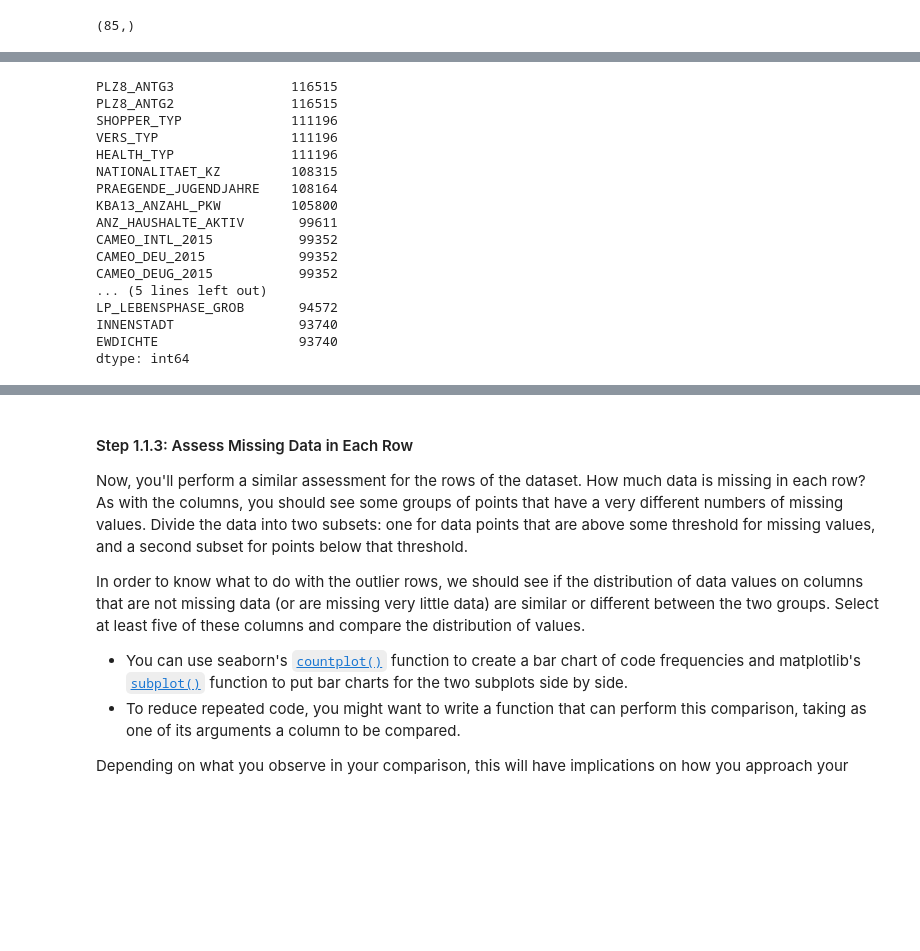
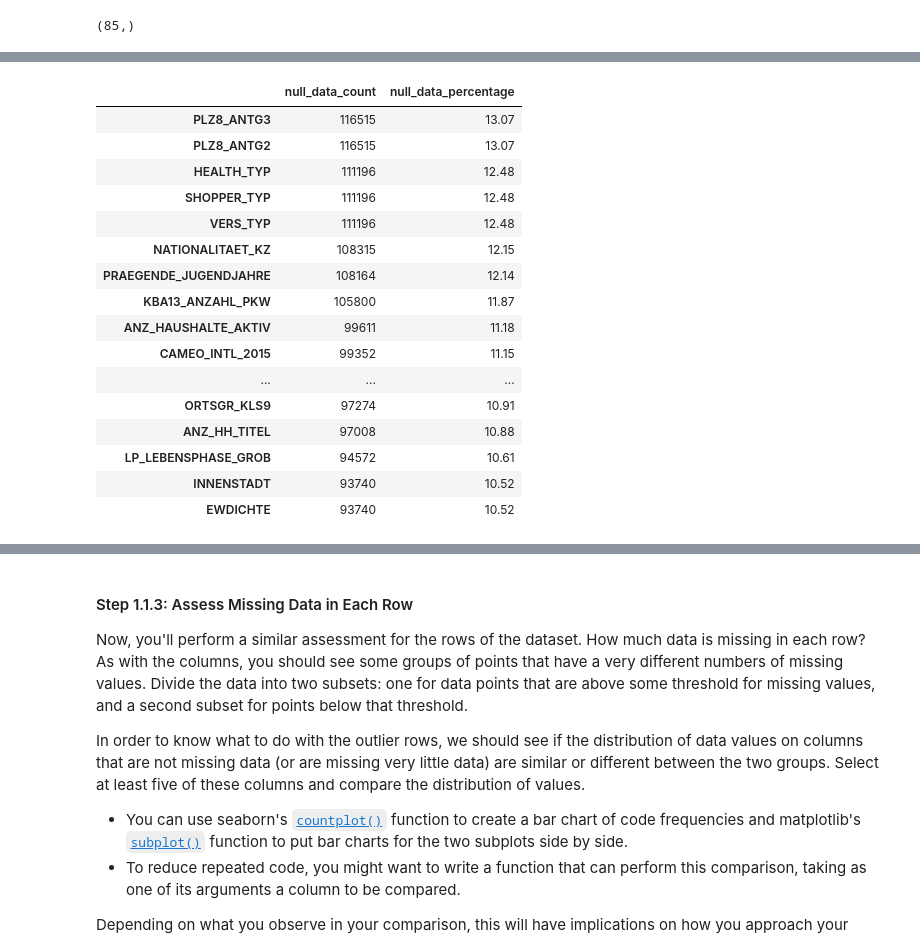
Before and after one commit to dguevar1/identify_customer_segments, a Jupyter notebook: Identify_Customer_Segments.ipynb, the cells around one changed output, grey strips where cells are left out. Drawn from its saved outputs; the diff is of its cells as text; code cells hidden in the pictures; blank space fills up the shorter version.

```diff
--- a/Identify_Customer_Segments.ipynb
+++ b/Identify_Customer_Segments.ipynb
@@ -589,21 +648,21 @@ dtype: int64
 # %%
-columns_with_missing_data_count.iloc[20:40]
+null_data_information_per_column_with_nans[20:40]
 # %% [output]
-PLZ8_ANTG3               116515
-PLZ8_ANTG2               116515
-SHOPPER_TYP              111196
-VERS_TYP                 111196
-HEALTH_TYP               111196
-NATIONALITAET_KZ         108315
-PRAEGENDE_JUGENDJAHRE    108164
-KBA13_ANZAHL_PKW         105800
-ANZ_HAUSHALTE_AKTIV       99611
-CAMEO_INTL_2015           99352
-CAMEO_DEU_2015            99352
-CAMEO_DEUG_2015           99352
-... (5 lines left out)
-LP_LEBENSPHASE_GROB       94572
-INNENSTADT                93740
-EWDICHTE                  93740
-dtype: int64
+|  | null_data_count | null_data_percentage |
+| PLZ8_ANTG3 | 116515 | 13.07 |
+| PLZ8_ANTG2 | 116515 | 13.07 |
+| HEALTH_TYP | 111196 | 12.48 |
+| SHOPPER_TYP | 111196 | 12.48 |
+| VERS_TYP | 111196 | 12.48 |
+| NATIONALITAET_KZ | 108315 | 12.15 |
+| PRAEGENDE_JUGENDJAHRE | 108164 | 12.14 |
+| KBA13_ANZAHL_PKW | 105800 | 11.87 |
+| ANZ_HAUSHALTE_AKTIV | 99611 | 11.18 |
+| CAMEO_INTL_2015 | 99352 | 11.15 |
+| ... | ... | ... |
+| ORTSGR_KLS9 | 97274 | 10.91 |
+| ANZ_HH_TITEL | 97008 | 10.88 |
+| LP_LEBENSPHASE_GROB | 94572 | 10.61 |
+| INNENSTADT | 93740 | 10.52 |
+| EWDICHTE | 93740 | 10.52 |
 # %%
```
Also changed, not shown: parts of 105 cells of this notebook.
